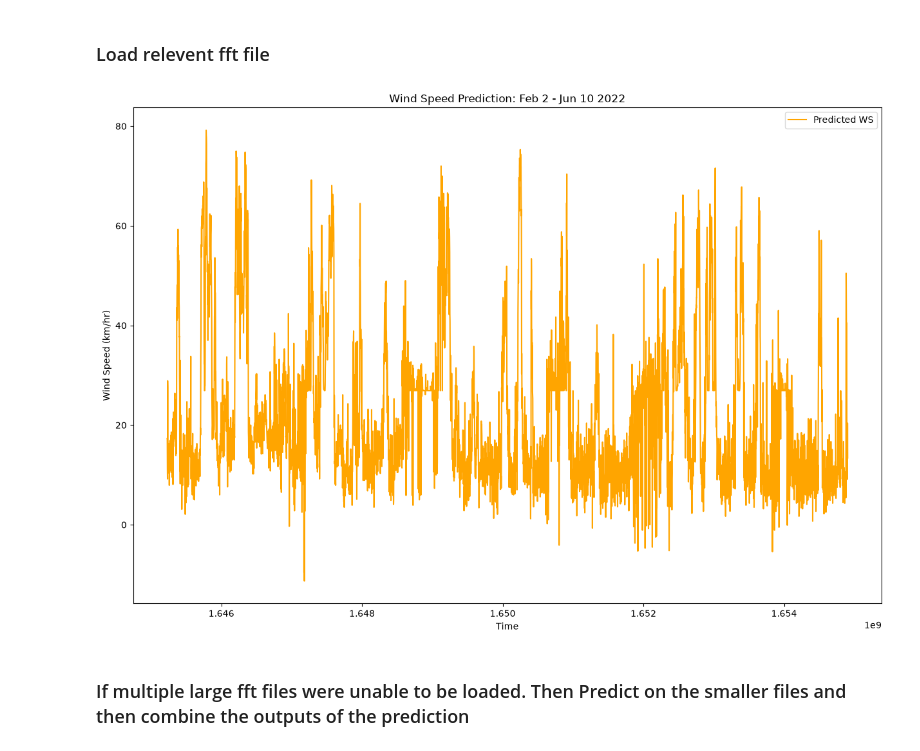
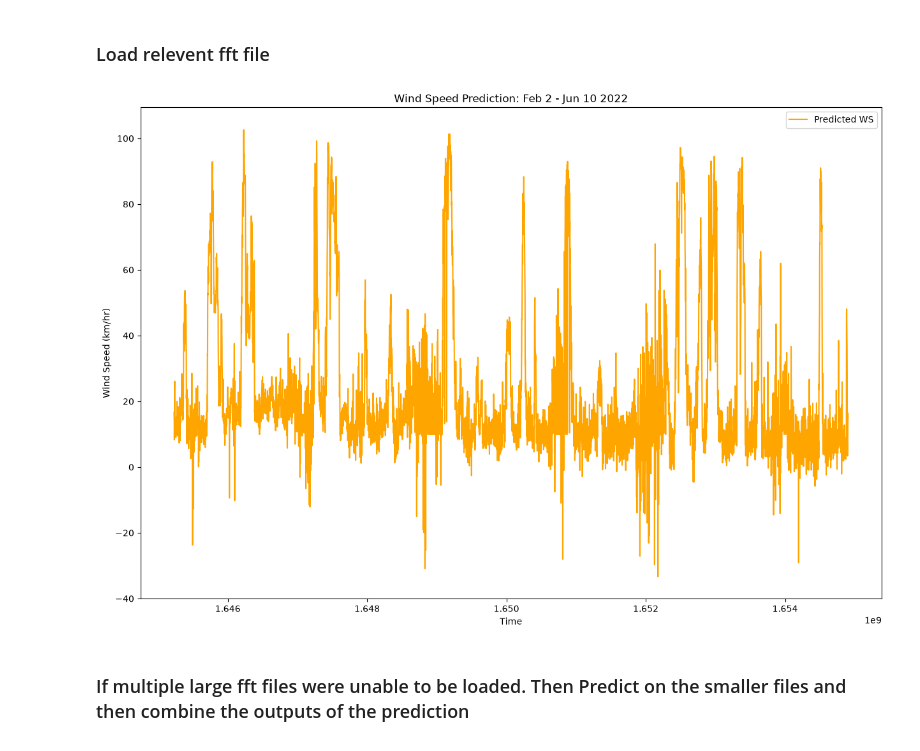
Before and after one commit to Ramirezs873/seismic-weather, a Jupyter notebook: Tutorials/Long_term_pred_workflow.ipynb, the cells around one changed output. Cells and saved outputs as stored; diff of their text form; code cells hidden in the pictures.

Commit message:
2/11/126 9:28am Update
Added smple_size option to SVR

put new plots and optimisation values in long term pred workflow.

```diff
--- a/Tutorials/Long_term_pred_workflow.ipynb
+++ b/Tutorials/Long_term_pred_workflow.ipynb
@@ -565,14 +566,14 @@ with open(seismic_data / 'fft_pred1_all_combined.pkl', 'wb') as f:
 # %%
 with open(seismic_data / 'fft_pred1a_combined.pkl', 'rb') as f: # Feb 2 to June 10
     fft_combined1 = pickle.load(f)
-# %%
-predict1a = seis.wind.seismic_wind.models.no_aws_predict_model(model_path= 'I:\\Data\\Seismic\\SVR_Z9.CWA86._full_training_period_CWA86.joblib',
-                                            model_choice = 'SVR',
-                                            spectra = fft_combined1,
-                                            date = 'Feb 2 - Jun 10 2022',
-                                            fig_size = (15,10))
-# %% [output]
-[figure, removed]
+# %%
+predict1a = seis.wind.seismic_wind.models.no_aws_predict_model(model_path= 'I:\\Data\\Seismic\\SVR_Z9.CWA86._1687_samp_CWA86.joblib',
+                                            model_choice = 'SVR',
+                                            spectra = fft_combined1,
+                                            date = 'Feb 2 - Jun 10 2022',
+                                            fig_size = (15,10))
+# %% [output]
+[figure, added]
 # %% [markdown]
 ### If multiple large fft files were unable to be loaded. Then Predict on the smaller files and then combine the outputs of the prediction
 # %%
```
Also changed, not shown: parts of 8 cells of this notebook, 1 other file.
